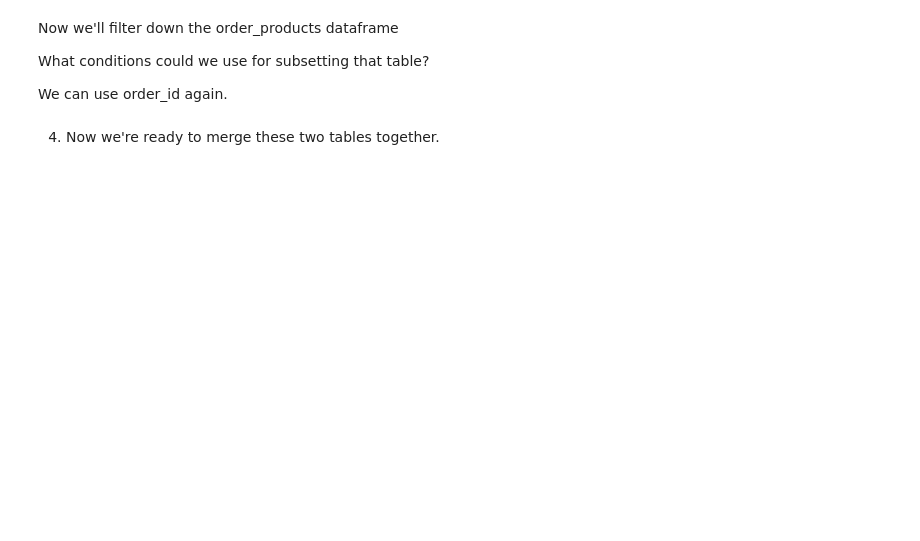
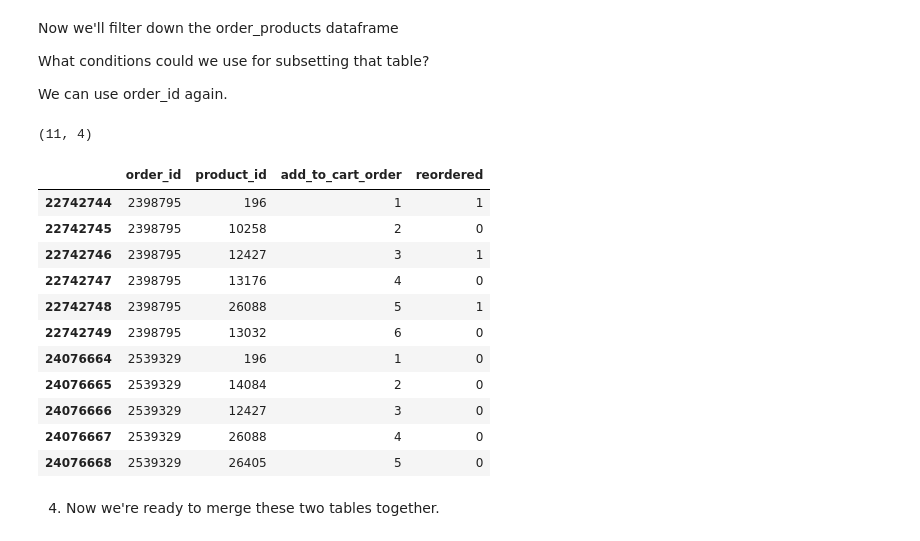
Before and after one commit to CJLucido/DS-Unit-1-Sprint-1-Data-Wrangling-and-Storytelling, a Jupyter notebook: module3-join-and-reshape-data/LS_DS_113_Join_and_Reshape_Data.ipynb, the cells around one changed output. Saved outputs shown, nothing was run; the diff lists cells and outputs as text; code cells hidden in the pictures; blank space fills up the shorter version.

```diff
--- a/module3-join-and-reshape-data/LS_DS_113_Join_and_Reshape_Data.ipynb
+++ b/module3-join-and-reshape-data/LS_DS_113_Join_and_Reshape_Data.ipynb
@@ -522,5 +548,24 @@ Now we'll filter down the order_products dataframe
 What conditions could we use for subsetting that table?
 
 We can use order_id again.
+# %%
+order_products_subset = order_products[((order_products['order_id'] == 2539329) | (order_products['order_id'] == 2398795))]
+
+print(order_products_subset.shape)
+order_products_subset.head(11)
+# %% [output]
+(11, 4)
+|  | order_id | product_id | add_to_cart_order | reordered |
+| 22742744 | 2398795 | 196 | 1 | 1 |
+| 22742745 | 2398795 | 10258 | 2 | 0 |
+| 22742746 | 2398795 | 12427 | 3 | 1 |
+| 22742747 | 2398795 | 13176 | 4 | 0 |
+| 22742748 | 2398795 | 26088 | 5 | 1 |
+| 22742749 | 2398795 | 13032 | 6 | 0 |
+| 24076664 | 2539329 | 196 | 1 | 0 |
+| 24076665 | 2539329 | 14084 | 2 | 0 |
+| 24076666 | 2539329 | 12427 | 3 | 0 |
+| 24076667 | 2539329 | 26088 | 4 | 0 |
+| 24076668 | 2539329 | 26405 | 5 | 0 |
 # %% [markdown]
 4) Now we're ready to merge these two tables together.
```
Also changed, not shown: parts of 9 cells of this notebook.
